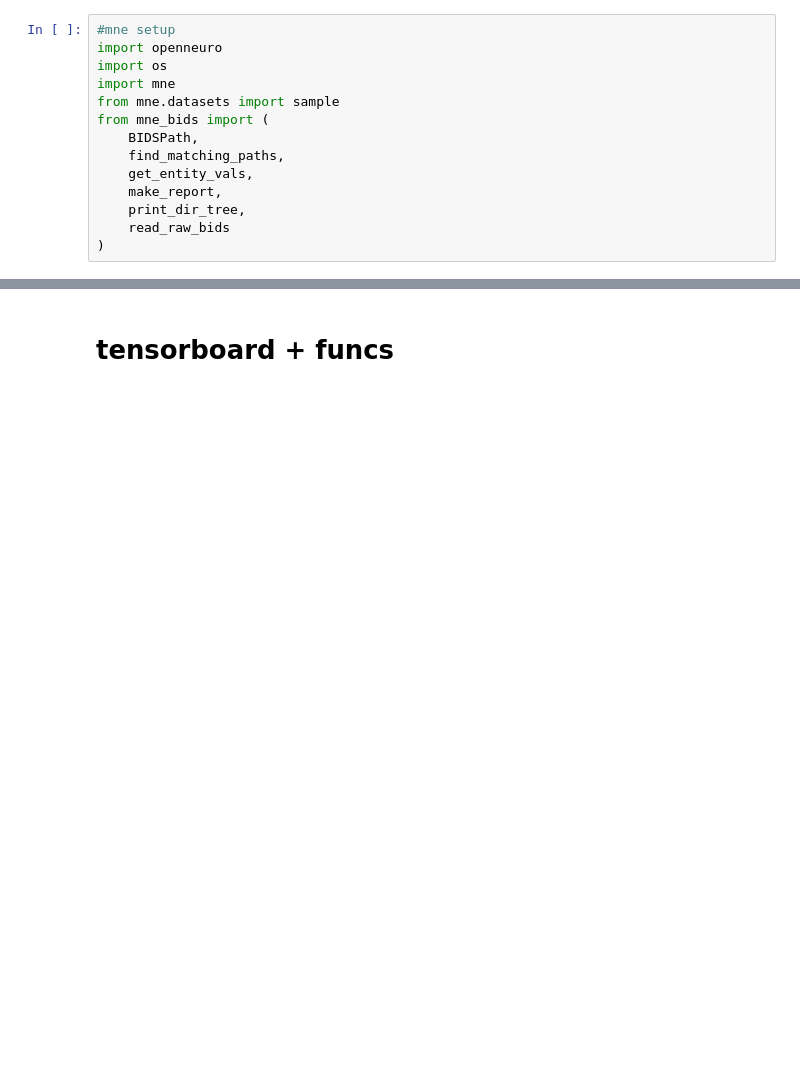
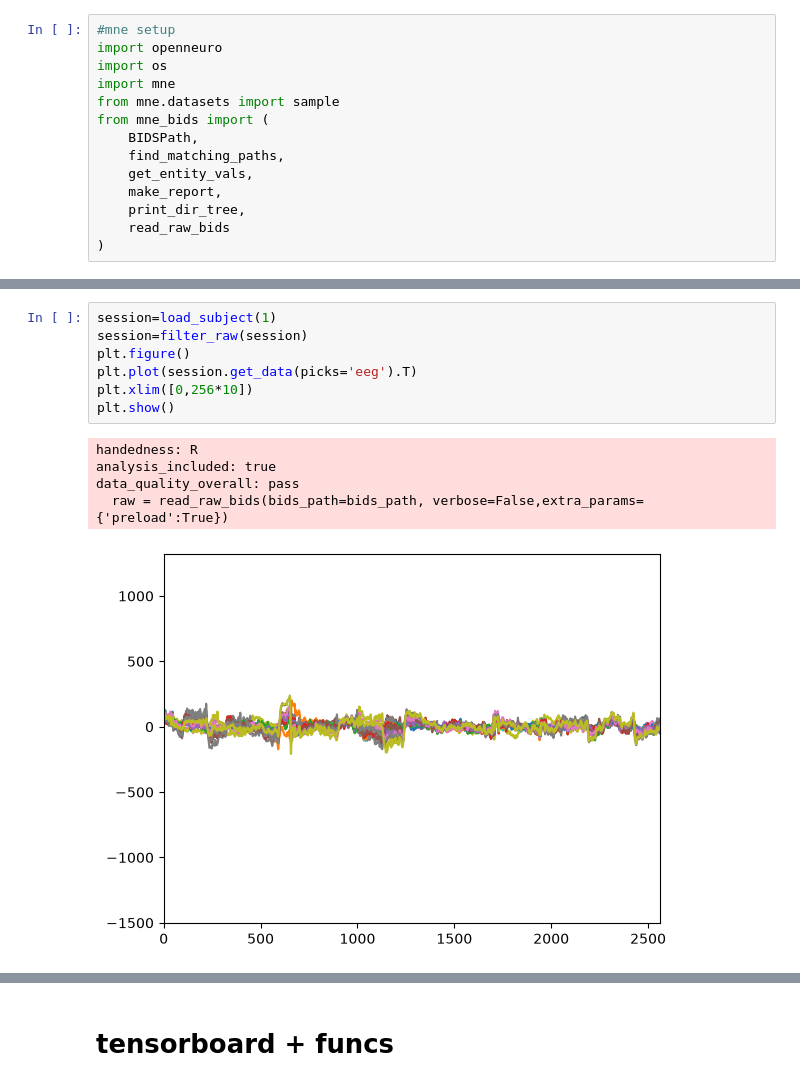
Before and after one commit to brouser2001/eeg-deeplearning, a Jupyter notebook: test.ipynb, the cells around one changed output, grey strips where cells are left out. Cells and saved outputs as stored; diff of their text form; blank space fills up the shorter version.

```diff
--- a/test.ipynb
+++ b/test.ipynb
@@ -150,3 +120,16 @@ def filter_raw(
+# %%
+session=load_subject(1)
+session=filter_raw(session)
+plt.figure()
+plt.plot(session.get_data(picks='eeg').T)
+plt.xlim([0,256*10])
+plt.show()
+# %% [output]
+handedness: R
+analysis_included: true
+data_quality_overall: pass
+  raw = read_raw_bids(bids_path=bids_path, verbose=False,extra_params={'preload':True})
+[figure, added]
 # %%
 # save_processed.py
 freqs=np.arange(0.1,60,0.5)
```
Also changed, not shown: parts of 18 cells of this notebook, 1 other file.
